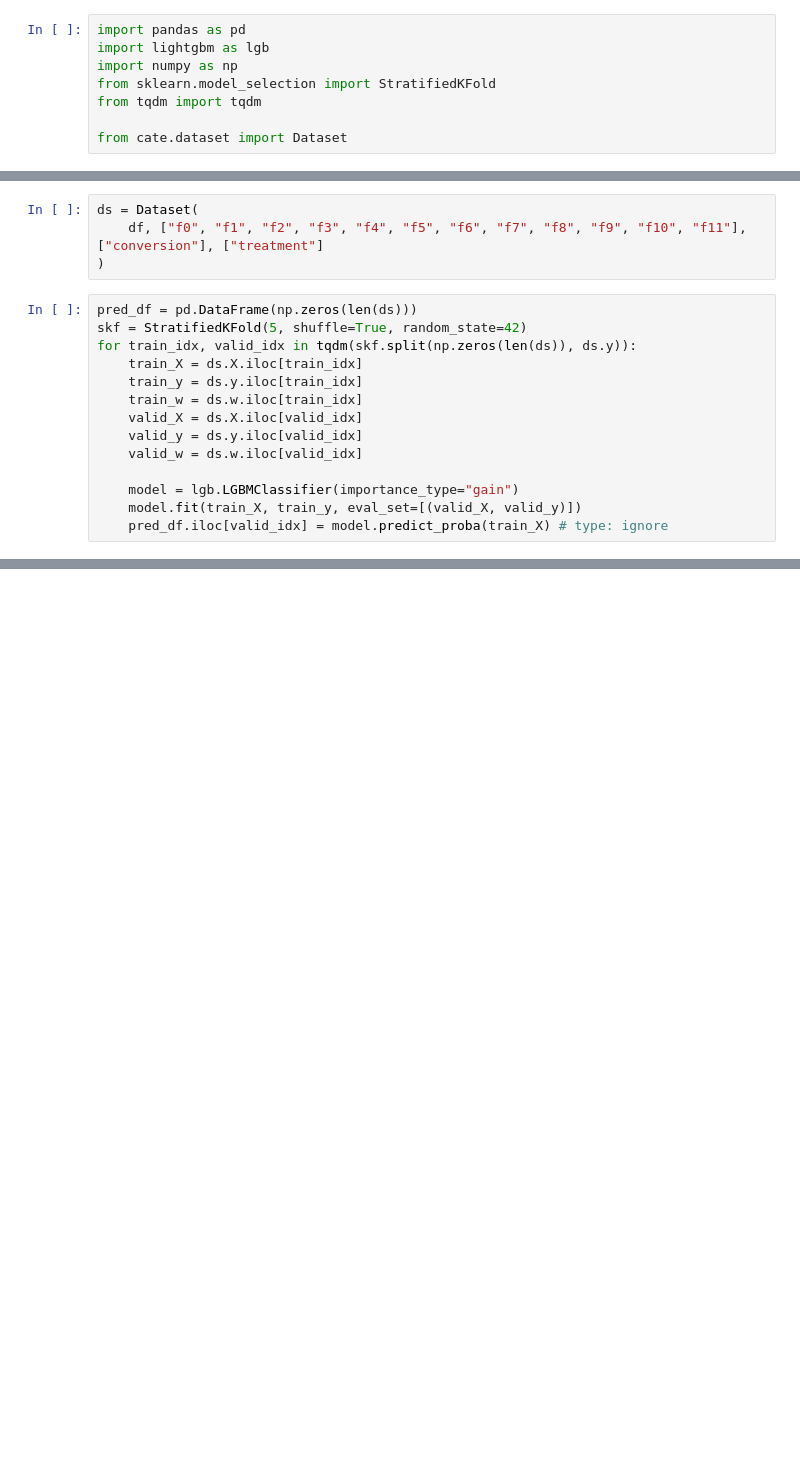
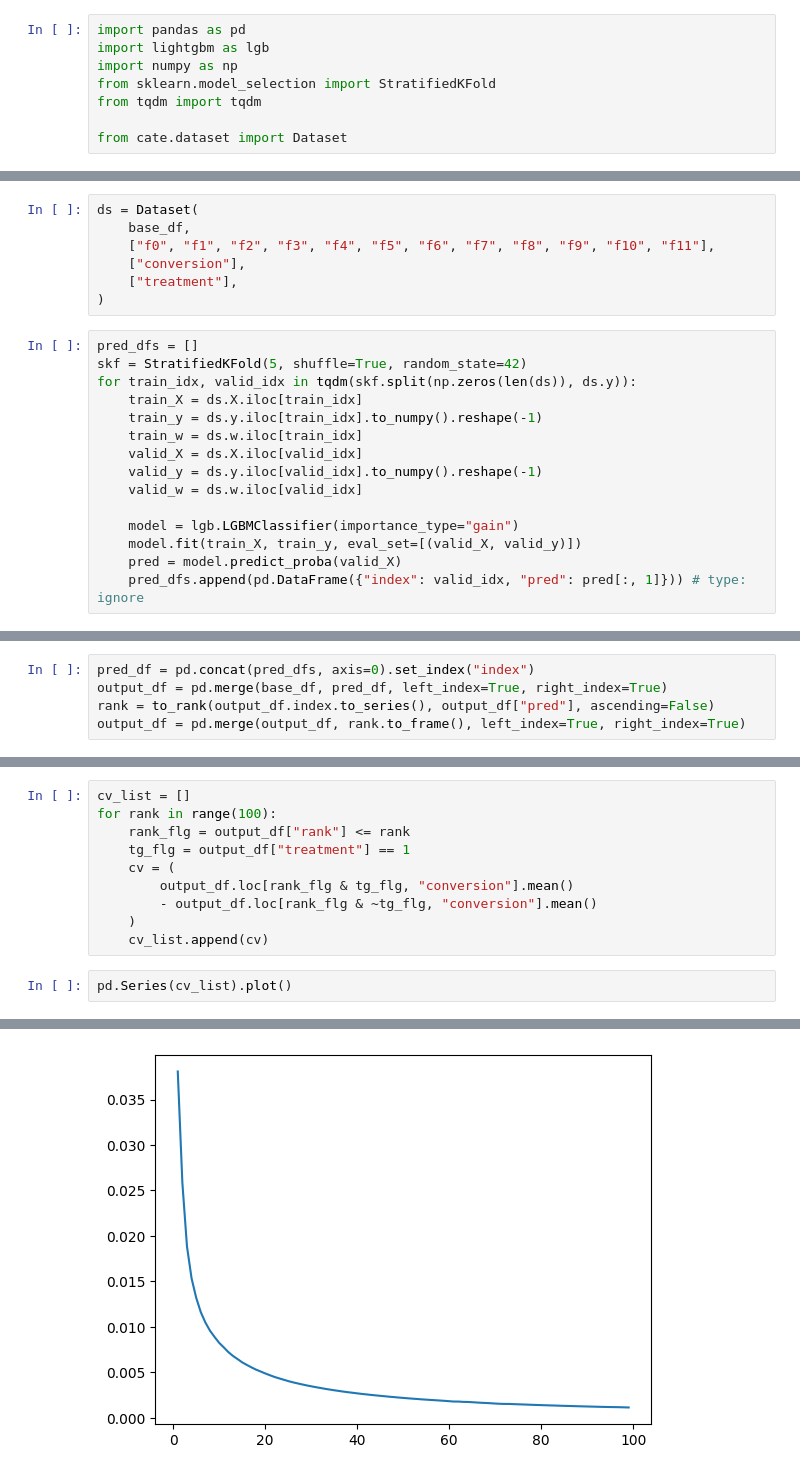
Before and after one commit to YuriNakayama/cate, a Jupyter notebook: dev/eda/fit_model.ipynb, the cells around one changed output, grey strips where cells are left out. Saved outputs shown, nothing was run; the diff lists cells and outputs as text; blank space fills up the shorter version.

Commit message:
feat: add graph

```diff
--- a/dev/eda/fit_model.ipynb
+++ b/dev/eda/fit_model.ipynb
@@ -19,19 +29,23 @@ df.head()
 | 4 | 12.616365 | 10.059654 | 9.037999 | 4.679882 | 10.280525 | 4.115453 | 0.294443 | 4.833815 | 3.955396 | 13.190056 | 5.300375 | ... |
 # %%
 ds = Dataset(
-    df, ["f0", "f1", "f2", "f3", "f4", "f5", "f6", "f7", "f8", "f9", "f10", "f11"], ["conversion"], ["treatment"]
+    base_df,
+    ["f0", "f1", "f2", "f3", "f4", "f5", "f6", "f7", "f8", "f9", "f10", "f11"],
+    ["conversion"],
+    ["treatment"],
 )
 # %%
-pred_df = pd.DataFrame(np.zeros(len(ds)))
+pred_dfs = []
 skf = StratifiedKFold(5, shuffle=True, random_state=42)
 for train_idx, valid_idx in tqdm(skf.split(np.zeros(len(ds)), ds.y)):
     train_X = ds.X.iloc[train_idx]
-    train_y = ds.y.iloc[train_idx]
+    train_y = ds.y.iloc[train_idx].to_numpy().reshape(-1)
     train_w = ds.w.iloc[train_idx]
     valid_X = ds.X.iloc[valid_idx]
-    valid_y = ds.y.iloc[valid_idx]
+    valid_y = ds.y.iloc[valid_idx].to_numpy().reshape(-1)
     valid_w = ds.w.iloc[valid_idx]
 
     model = lgb.LGBMClassifier(importance_type="gain")
     model.fit(train_X, train_y, eval_set=[(valid_X, valid_y)])
-    pred_df.iloc[valid_idx] = model.predict_proba(train_X) # type: ignore
+    pred = model.predict_proba(valid_X)
+    pred_dfs.append(pd.DataFrame({"index": valid_idx, "pred": pred[:, 1]})) # type: ignore
@@ -37,0 +93,5 @@ for train_idx, valid_idx in tqdm(skf.split(np.zeros(len(ds)), ds.y)):
+# %%
+pred_df = pd.concat(pred_dfs, axis=0).set_index("index")
+output_df = pd.merge(base_df, pred_df, left_index=True, right_index=True)
+rank = to_rank(output_df.index.to_series(), output_df["pred"], ascending=False)
+output_df = pd.merge(output_df, rank.to_frame(), left_index=True, right_index=True)
@@ -37,0 +114,13 @@ for train_idx, valid_idx in tqdm(skf.split(np.zeros(len(ds)), ds.y)):
+# %%
+cv_list = []
+for rank in range(100):
+    rank_flg = output_df["rank"] <= rank
+    tg_flg = output_df["treatment"] == 1
+    cv = (
+        output_df.loc[rank_flg & tg_flg, "conversion"].mean()
+        - output_df.loc[rank_flg & ~tg_flg, "conversion"].mean()
+    )
+    cv_list.append(cv)
+# %%
+pd.Series(cv_list).plot()
+# %% [output]
@@ -37,0 +128 @@ for train_idx, valid_idx in tqdm(skf.split(np.zeros(len(ds)), ds.y)):
+[figure, added]
```
Also changed, not shown: parts of 6 cells of this notebook.
